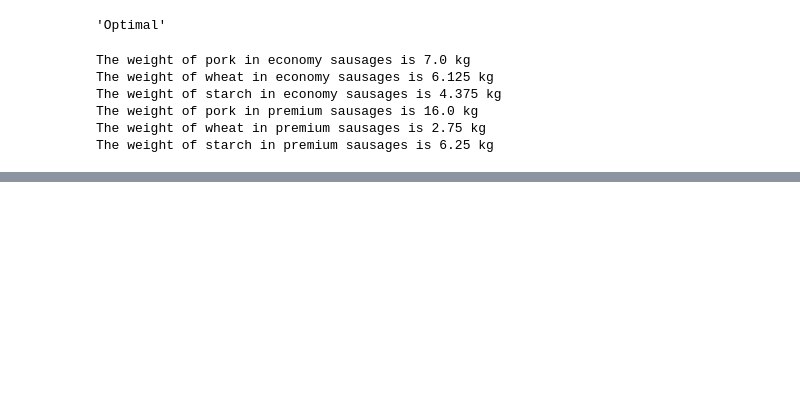
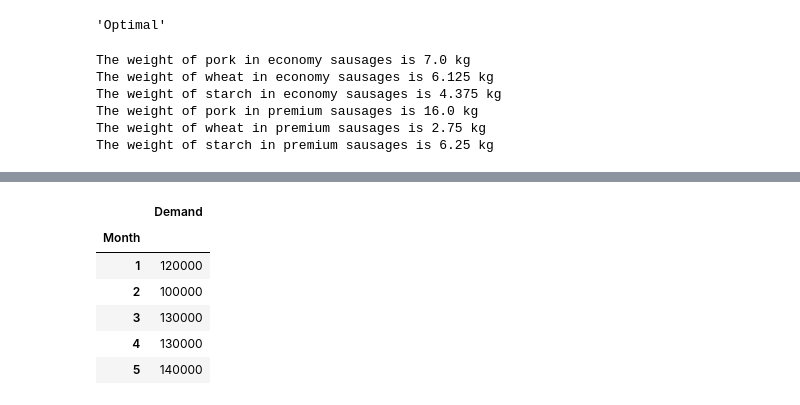
Before and after one commit to kcemenike/GenericPythonCodes, a Jupyter notebook: LP2.ipynb, the cells around one changed output, grey strips where cells are left out. Cells and saved outputs as stored; diff of their text form; code cells hidden in the pictures; blank space fills up the shorter version.

```diff
--- a/LP2.ipynb
+++ b/LP2.ipynb
@@ -382,0 +435,13 @@ The total cost is €140.96 for 350 economy sausages and 500 premium sausages
+# %%
+# Get customer demand data
+demand = pd.read_excel('data/factory_demand.xlsx')
+demand.set_index('Month', inplace=True)
+demand.head()
+# %% [output]
+|  | Demand |
+| Month |  |
+| 1 | 120000 |
+| 2 | 100000 |
+| 3 | 130000 |
+| 4 | 130000 |
+| 5 | 140000 |
```
Also changed, not shown: parts of 28 cells of this notebook, 2 other files.
